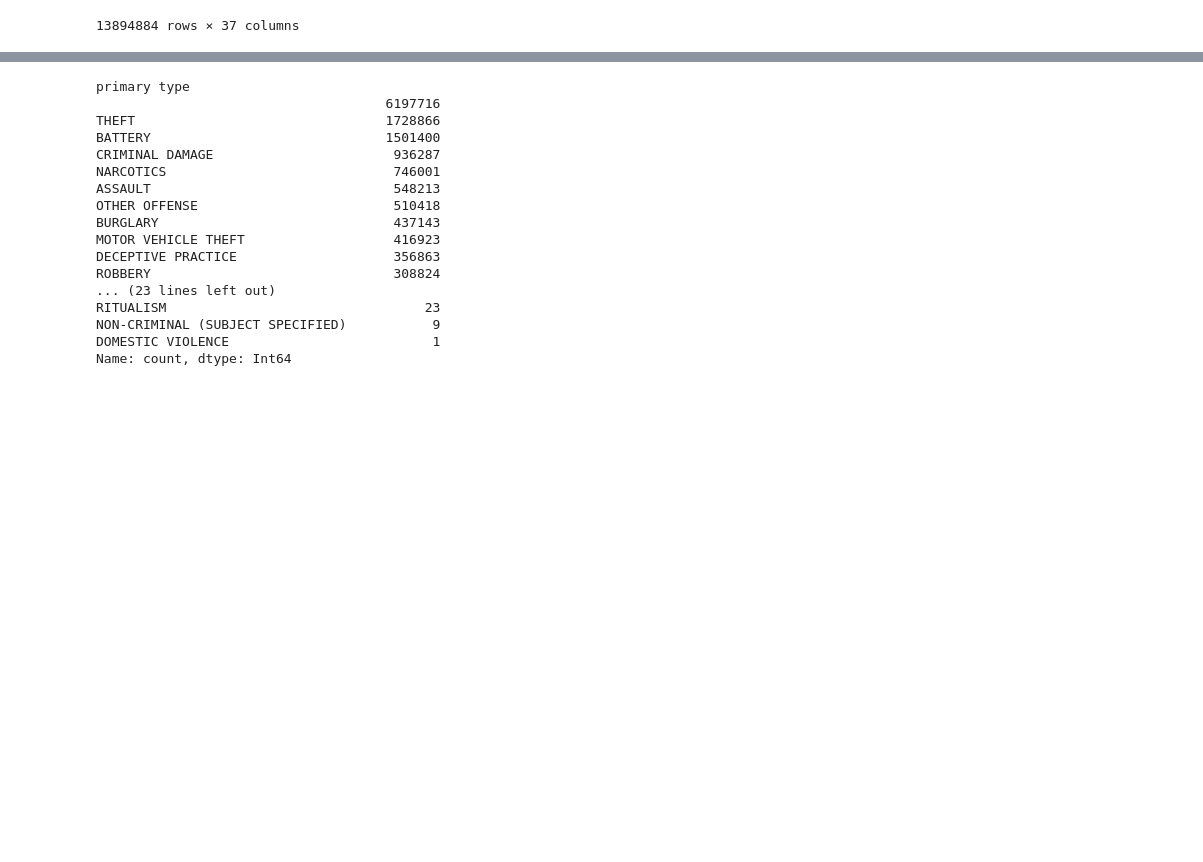
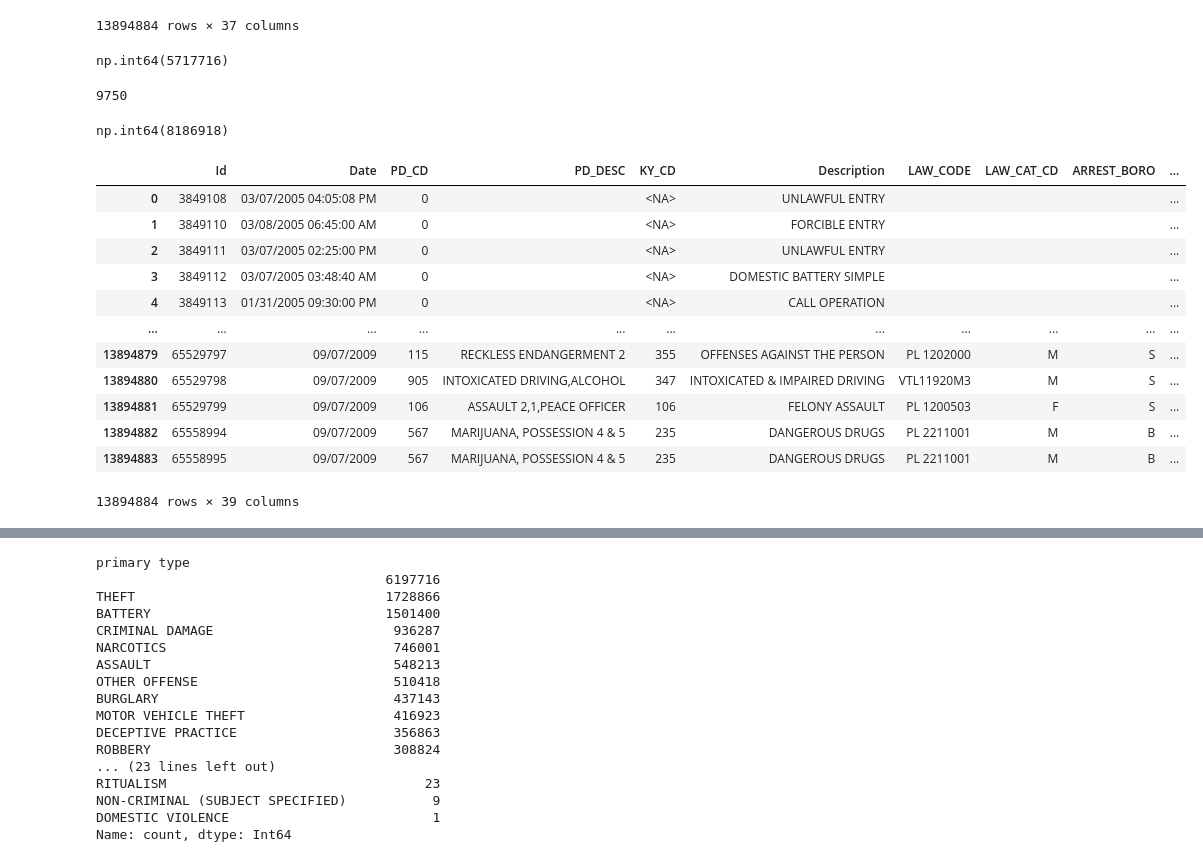
Before and after one commit to ElizabethSeth/Airflow, a Jupyter notebook: notebooks/Eda.ipynb, the cells around one changed output, grey strips where cells are left out. Cells and saved outputs as stored; diff of their text form; code cells hidden in the pictures; blank space fills up the shorter version.

```diff
--- a/notebooks/Eda.ipynb
+++ b/notebooks/Eda.ipynb
@@ -249,3 +249,37 @@ df
 | 13894882 | 65558994 | 09/07/2009 | 567 | MARIJUANA, POSSESSION 4 & 5 | 235 | DANGEROUS DRUGS | PL 2211001 | M | B | ... |
 | 13894883 | 65558995 | 09/07/2009 | 567 | MARIJUANA, POSSESSION 4 & 5 | 235 | DANGEROUS DRUGS | PL 2211001 | M | B | ... |
 13894884 rows × 37 columns
+# %%
+(df["IUCR"] == "0000").sum()  # or:
+(df["IUCR"].str.strip() == "").sum()
+# %% [output]
+np.int64(5717716)
+# %%
+8186918 - 8177168
+# %% [output]
+9750
+# %%
+df["KY_CD"] = df["KY_CD"].replace(0, pd.NA)
+df["KY_CD"].isnull().sum()
+# %% [output]
+np.int64(8186918)
+# %%
+df["crime_code"] = pd.concat([
+    df["IUCR"][df["IUCR"].str.strip() != "0000"],
+    df["KY_CD"][df["KY_CD"] != 0]
+], ignore_index=True)
+df
+# %% [output]
+|  | Id | Date | PD_CD | PD_DESC | KY_CD | Description | LAW_CODE | LAW_CAT_CD | ARREST_BORO | ... |
+| 0 | 3849108 | 03/07/2005 04:05:08 PM | 0 |  | <NA> | UNLAWFUL ENTRY |  |  |  | ... |
+| 1 | 3849110 | 03/08/2005 06:45:00 AM | 0 |  | <NA> | FORCIBLE ENTRY |  |  |  | ... |
+| 2 | 3849111 | 03/07/2005 02:25:00 PM | 0 |  | <NA> | UNLAWFUL ENTRY |  |  |  | ... |
+| 3 | 3849112 | 03/07/2005 03:48:40 AM | 0 |  | <NA> | DOMESTIC BATTERY SIMPLE |  |  |  | ... |
+| 4 | 3849113 | 01/31/2005 09:30:00 PM | 0 |  | <NA> | CALL OPERATION |  |  |  | ... |
+| ... | ... | ... | ... | ... | ... | ... | ... | ... | ... | ... |
+| 13894879 | 65529797 | 09/07/2009 | 115 | RECKLESS ENDANGERMENT 2 | 355 | OFFENSES AGAINST THE PERSON | PL 1202000 | M | S | ... |
+| 13894880 | 65529798 | 09/07/2009 | 905 | INTOXICATED DRIVING,ALCOHOL | 347 | INTOXICATED & IMPAIRED DRIVING | VTL11920M3 | M | S | ... |
+| 13894881 | 65529799 | 09/07/2009 | 106 | ASSAULT 2,1,PEACE OFFICER | 106 | FELONY ASSAULT | PL 1200503 | F | S | ... |
+| 13894882 | 65558994 | 09/07/2009 | 567 | MARIJUANA, POSSESSION 4 & 5 | 235 | DANGEROUS DRUGS | PL 2211001 | M | B | ... |
+| 13894883 | 65558995 | 09/07/2009 | 567 | MARIJUANA, POSSESSION 4 & 5 | 235 | DANGEROUS DRUGS | PL 2211001 | M | B | ... |
+13894884 rows × 39 columns
```
Also changed, not shown: parts of 8 cells of this notebook, 6 other files.
